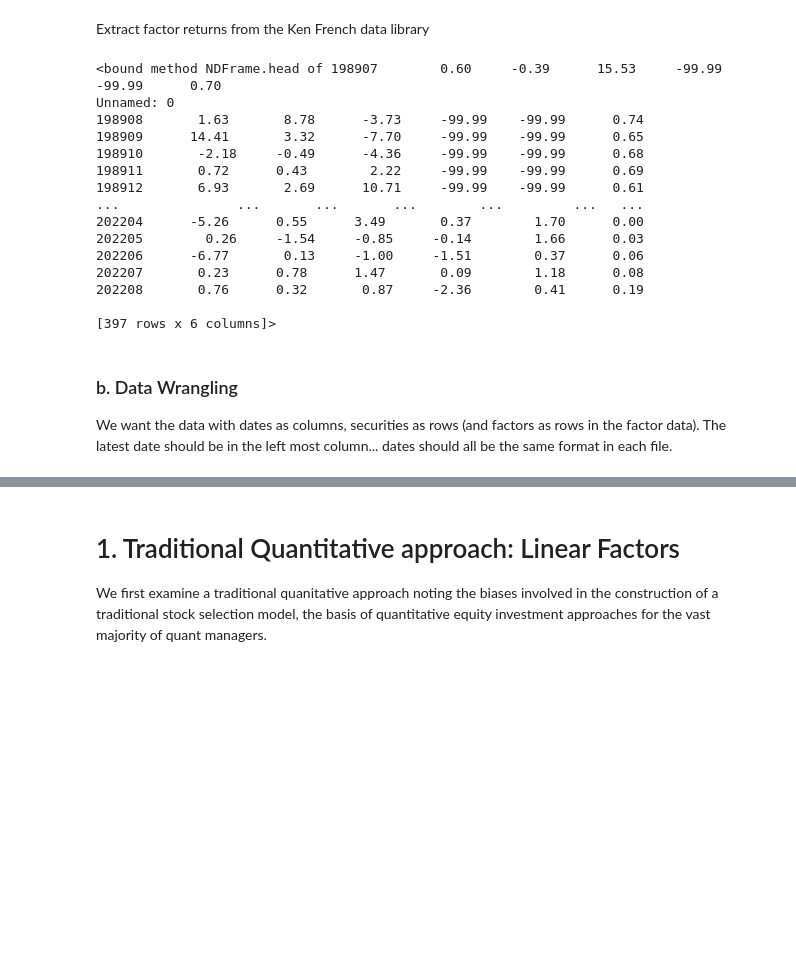
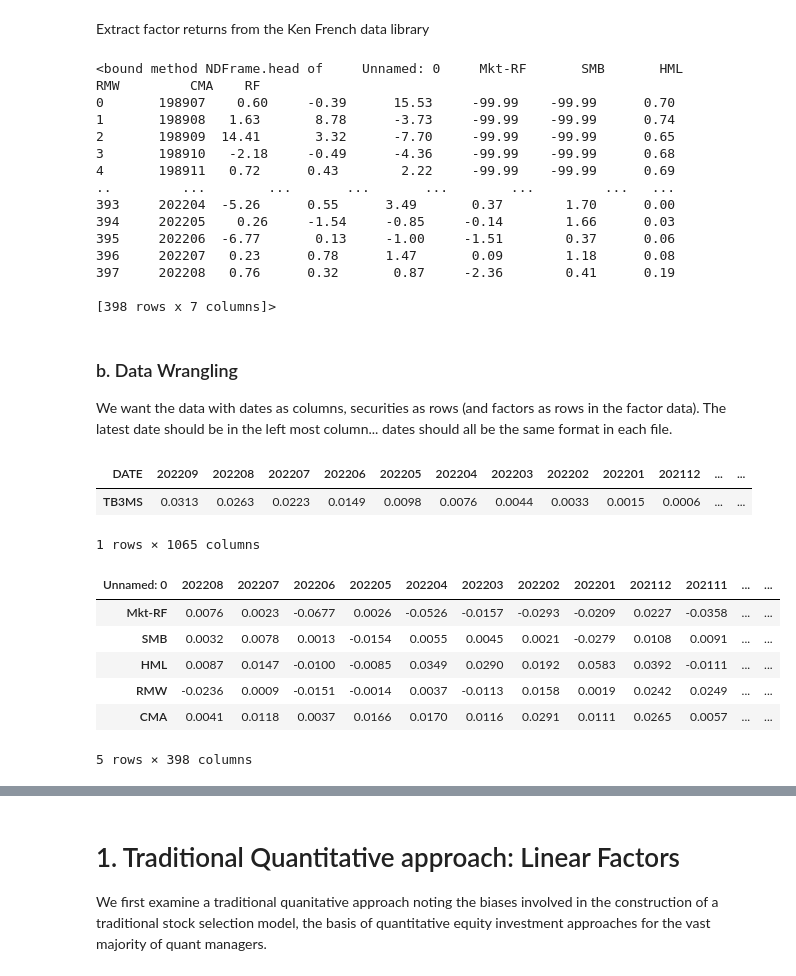
Before and after one commit to danphilps/Investment-SAI, a Jupyter notebook: M6_Investment.ipynb, the cells around one changed output, grey strips where cells are left out. Drawn from its saved outputs; the diff is of its cells as text; code cells hidden in the pictures; blank space fills up the shorter version.

```diff
--- a/M6_Investment.ipynb
+++ b/M6_Investment.ipynb
@@ -73,20 +66,32 @@ zip_file.extractall()
 # Make sure you close the file after extraction
 zip_file.close()
 
+# Extract into a dataframe
+df_ff_factors = pd.read_csv('Emerging_5_Factors.csv', skiprows = 3)
+
+# Data wrangling... remove invalid rows (annual factors)
+# There is white space in the date columns... strip this out
+df_ff_factors.iloc[:,0] = df_ff_factors.iloc[:,0].str.strip()
+
+# Find the start of the invalid rows and remove them all...
+for row in range(1,df_ff_factors.shape[0]):
+  if df_ff_factors.iloc[row,0].isnumeric() == False:
+    break
+df_ff_factors = df_ff_factors.drop(df_ff_factors.index[row:])
+
 print(df_ff_factors.head)
 # %% [output]
-<bound method NDFrame.head of 198907        0.60     -0.39      15.53     -99.99    -99.99      0.70
-Unnamed: 0
-198908       1.63       8.78      -3.73     -99.99    -99.99      0.74
-198909      14.41       3.32      -7.70     -99.99    -99.99      0.65
-198910       -2.18     -0.49      -4.36     -99.99    -99.99      0.68
-198911       0.72      0.43        2.22     -99.99    -99.99      0.69
-198912       6.93       2.69      10.71     -99.99    -99.99      0.61
-...               ...       ...       ...        ...         ...   ...
-202204      -5.26      0.55      3.49       0.37        1.70      0.00
-202205        0.26     -1.54     -0.85     -0.14        1.66      0.03
-202206      -6.77       0.13     -1.00     -1.51        0.37      0.06
-202207       0.23      0.78      1.47       0.09        1.18      0.08
-202208       0.76      0.32       0.87     -2.36        0.41      0.19
+<bound method NDFrame.head of     Unnamed: 0     Mkt-RF       SMB       HML        RMW         CMA    RF
+0       198907    0.60     -0.39      15.53     -99.99    -99.99      0.70
+1       198908   1.63       8.78      -3.73     -99.99    -99.99      0.74
+2       198909  14.41       3.32      -7.70     -99.99    -99.99      0.65
+3       198910   -2.18     -0.49      -4.36     -99.99    -99.99      0.68
+4       198911   0.72      0.43        2.22     -99.99    -99.99      0.69
+..         ...        ...       ...       ...        ...         ...   ...
+393     202204  -5.26      0.55      3.49       0.37        1.70      0.00
+394     202205    0.26     -1.54     -0.85     -0.14        1.66      0.03
+395     202206  -6.77       0.13     -1.00     -1.51        0.37      0.06
+396     202207   0.23      0.78      1.47       0.09        1.18      0.08
+397     202208   0.76      0.32       0.87     -2.36        0.41      0.19
 
-[397 rows x 6 columns]>
+[398 rows x 7 columns]>
@@ -109,12 +101,43 @@ df_ff_factors = df_ff_factors.drop(df_ff_factors.index[row:])
 We want the data with dates as columns, securities as rows (and factors as rows in the factor data).
 The latest date should be in the left most column... dates should all be the same format in each file.
 # %%
+# Get risk free rate sorted and transposed...
 df_tb3ms = df_tb3ms.sort_values(by='DATE', ascending=False)
 df_tb3ms = df_tb3ms.transpose()
+# Set columns as dates
+df_tb3ms.columns = df_tb3ms.iloc[0,:].astype(int)
+df_tb3ms = df_tb3ms.iloc[1:, :]
+# Force type to float
+df_tb3ms = df_tb3ms.astype(dtype=float)
+# stated at percentages? No...
+df_tb3ms = df_tb3ms/100
+
+#Check...
+df_tb3ms.head()
+# %% [output]
+| DATE | 202209 | 202208 | 202207 | 202206 | 202205 | 202204 | 202203 | 202202 | 202201 | 202112 | ... | ... |
+| TB3MS | 0.0313 | 0.0263 | 0.0223 | 0.0149 | 0.0098 | 0.0076 | 0.0044 | 0.0033 | 0.0015 | 0.0006 | ... | ... |
+1 rows × 1065 columns
 # %%
+# Get FF factors sorted and transposed...
 # Columns as dates (latest date in the left col), rows are factors or securities...
 df_ff_factors = df_ff_factors.sort_values(by=df_ff_factors.columns[0], ascending=False)
 df_ff_factors = df_ff_factors.transpose()
 # Set columns as dates
-df_ff_factors.columns = df_ff_factors.iloc[0, :]
+df_ff_factors.columns = df_ff_factors.iloc[0,:].astype(int)
 df_ff_factors = df_ff_factors.iloc[1:, :]
+# Force type to float
+df_ff_factors = df_ff_factors.astype(dtype=float)
+# stated at percentages? No...
+df_ff_factors = df_ff_factors/100
+
+#Check...
+df_ff_factors.head()
+# %% [output]
+| Unnamed: 0 | 202208 | 202207 | 202206 | 202205 | 202204 | 202203 | 202202 | 202201 | 202112 | 202111 | ... | ... |
+| Mkt-RF | 0.0076 | 0.0023 | -0.0677 | 0.0026 | -0.0526 | -0.0157 | -0.0293 | -0.0209 | 0.0227 | -0.0358 | ... | ... |
+| SMB | 0.0032 | 0.0078 | 0.0013 | -0.0154 | 0.0055 | 0.0045 | 0.0021 | -0.0279 | 0.0108 | 0.0091 | ... | ... |
+| HML | 0.0087 | 0.0147 | -0.0100 | -0.0085 | 0.0349 | 0.0290 | 0.0192 | 0.0583 | 0.0392 | -0.0111 | ... | ... |
+| RMW | -0.0236 | 0.0009 | -0.0151 | -0.0014 | 0.0037 | -0.0113 | 0.0158 | 0.0019 | 0.0242 | 0.0249 | ... | ... |
+| CMA | 0.0041 | 0.0118 | 0.0037 | 0.0166 | 0.0170 | 0.0116 | 0.0291 | 0.0111 | 0.0265 | 0.0057 | ... | ... |
+5 rows × 398 columns
```
Also changed, not shown: parts of 22 cells of this notebook.
